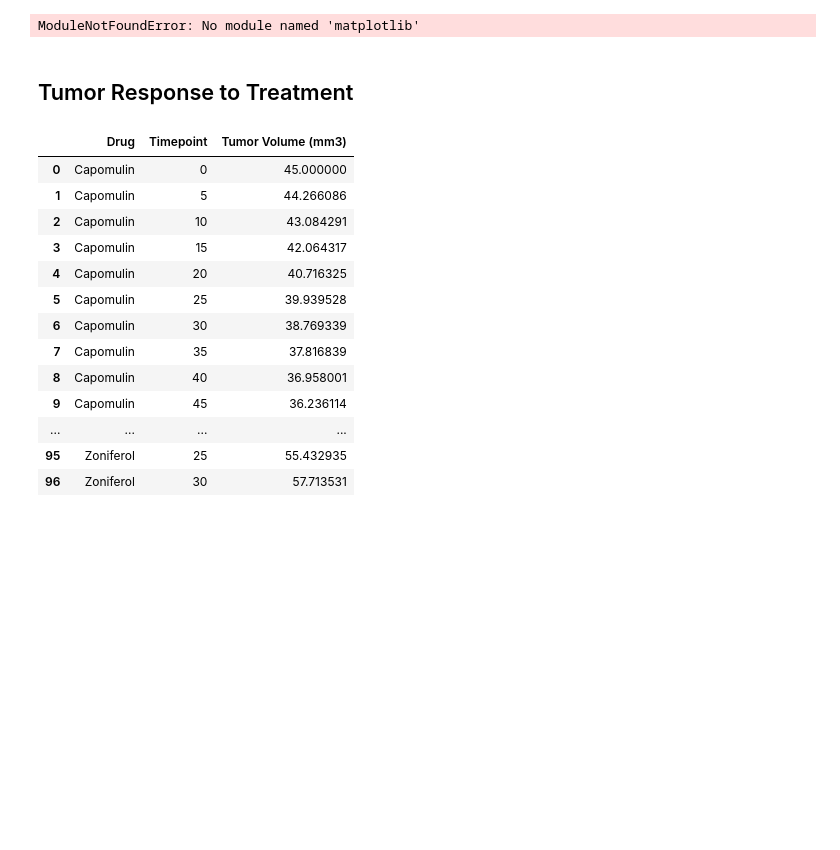
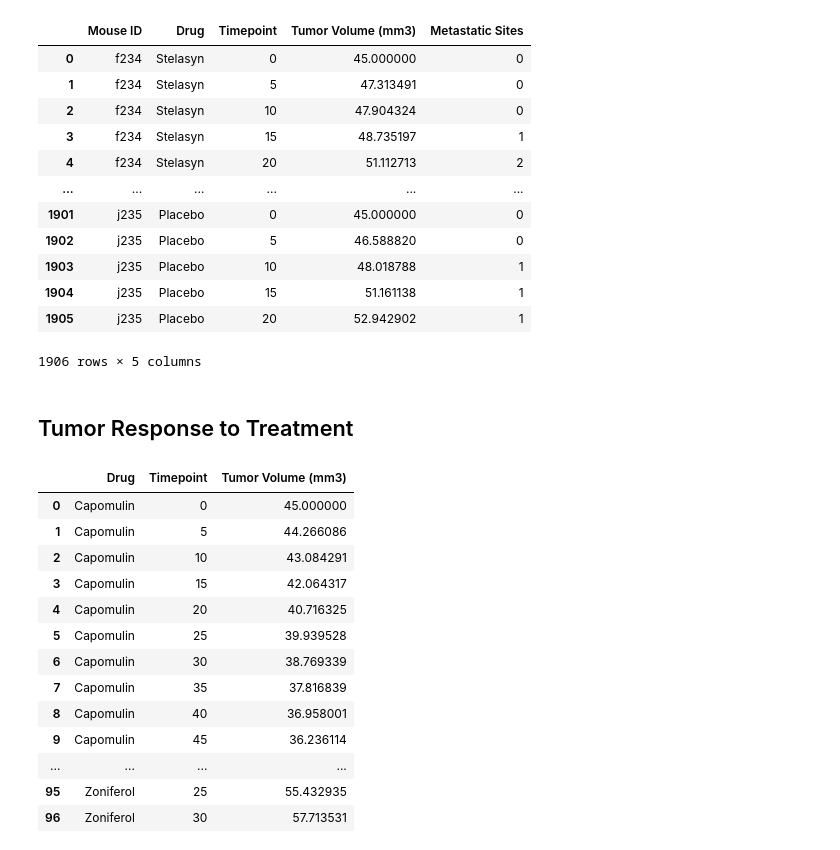
Before and after one commit to catherinegomes/matplotlib-challenge, a Jupyter notebook: Pymaceuticals/pymaceuticals_starter.ipynb, the cells around one changed output. Saved outputs shown, nothing was run; the diff lists cells and outputs as text; code cells hidden in the pictures; blank space fills up the shorter version.

Commit message:
Merged csv files

```diff
--- a/Pymaceuticals/pymaceuticals_starter.ipynb
+++ b/Pymaceuticals/pymaceuticals_starter.ipynb
@@ -1,27 +1,41 @@
 # %%
 # Dependencies and Setup
 %matplotlib inline
 import matplotlib.pyplot as plt
 import pandas as pd
 import numpy as np
+import csv, os
 
 # Hide warning messages in notebook
 import warnings
 warnings.filterwarnings('ignore')
 
 # File to Load (Remember to Change These)
-mouse_drug_data_to_load = "data/mouse_drug_data.csv"
-clinical_trial_data_to_load = "data/clinicaltrial_data.csv"
+mouse_drug_data_to_load = os.path.join("data","mouse_drug_data.csv")
+clinical_trial_data_to_load = os.path.join("data","clinicaltrial_data.csv")
 
 # Read the Mouse and Drug Data and the Clinical Trial Data
-
+mouse_df = pd.read_csv(mouse_drug_data_to_load,header=0)
+trial_df = pd.read_csv(clinical_trial_data_to_load,header=0)
 
 # Combine the data into a single dataset
-
-
+df = pd.merge(mouse_df,trial_df, how='outer', on='Mouse ID')
 # Display the data table for preview
+df
 # %% [output]
+|  | Mouse ID | Drug | Timepoint | Tumor Volume (mm3) | Metastatic Sites |
+| 0 | f234 | Stelasyn | 0 | 45.000000 | 0 |
+| 1 | f234 | Stelasyn | 5 | 47.313491 | 0 |
+| 2 | f234 | Stelasyn | 10 | 47.904324 | 0 |
+| 3 | f234 | Stelasyn | 15 | 48.735197 | 1 |
+| 4 | f234 | Stelasyn | 20 | 51.112713 | 2 |
+| ... | ... | ... | ... | ... | ... |
+| 1901 | j235 | Placebo | 0 | 45.000000 | 0 |
+| 1902 | j235 | Placebo | 5 | 46.588820 | 0 |
+| 1903 | j235 | Placebo | 10 | 48.018788 | 1 |
+| 1904 | j235 | Placebo | 15 | 51.161138 | 1 |
+| 1905 | j235 | Placebo | 20 | 52.942902 | 1 |
-ModuleNotFoundError: No module named 'matplotlib'
+1906 rows × 5 columns
 # %% [markdown]
 ## Tumor Response to Treatment
 # %%
```
Also changed, not shown: 2 other files.
